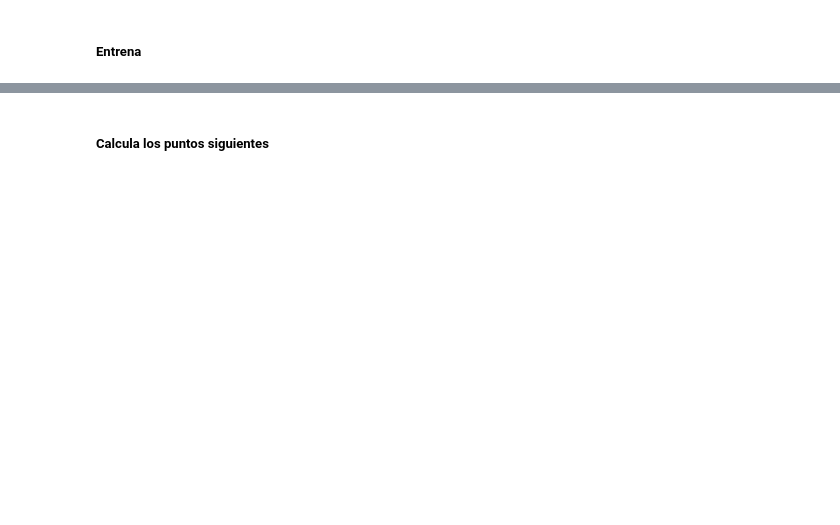
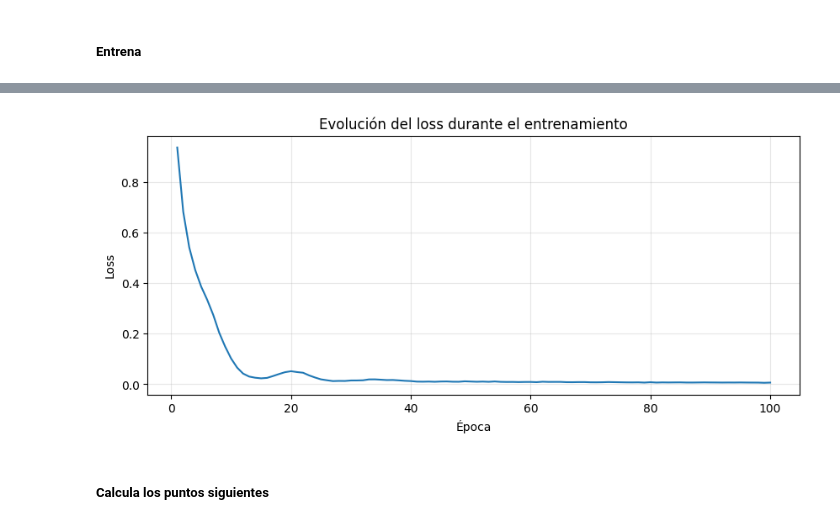
Before and after one commit to vha11/AA2-Practica1, a Jupyter notebook: Parte2_Transformers/transformer_alumno.ipynb, the cells around one changed output, grey strips where cells are left out. Saved outputs shown, nothing was run; the diff lists cells and outputs as text; code cells hidden in the pictures; blank space fills up the shorter version.

```diff
--- a/Parte2_Transformers/transformer_alumno.ipynb
+++ b/Parte2_Transformers/transformer_alumno.ipynb
@@ -56,3 +162,31 @@ model
 ##### Entrena
 # %%
 # TO-DO
+losses = []
+epochs = 100
+
+for epoch in range(epochs):
+    model.train()
+
+    X_batch = torch.tensor(X, dtype=torch.float32).to(device)
+    y_batch = torch.tensor(y, dtype=torch.float32).to(device)
+
+    optimizer.zero_grad()
+    output = model(X_batch)
+    loss = criterion(output, y_batch)
+    loss.backward()
+    optimizer.step()
+
+    losses.append(loss.item())
+
+    if (epoch + 1) % 10 == 0:
+        print(f"Epoch [{epoch+1}/{epochs}], Loss: {loss.item():.6f}")
+
+plt.figure(figsize=(10,4))
+plt.plot(range(1, epochs + 1), losses)
+plt.title("Evolución del loss durante el entrenamiento")
+plt.xlabel("Época")
+plt.ylabel("Loss")
+plt.grid(alpha=0.3)
+plt.show()
+# %% [output]
@@ -59,3 +203,4 @@ model
+[figure, added]
 # %% [markdown]
 ##### Calcula los puntos siguientes
 # %%
```
Also changed, not shown: parts of 13 cells of this notebook.
